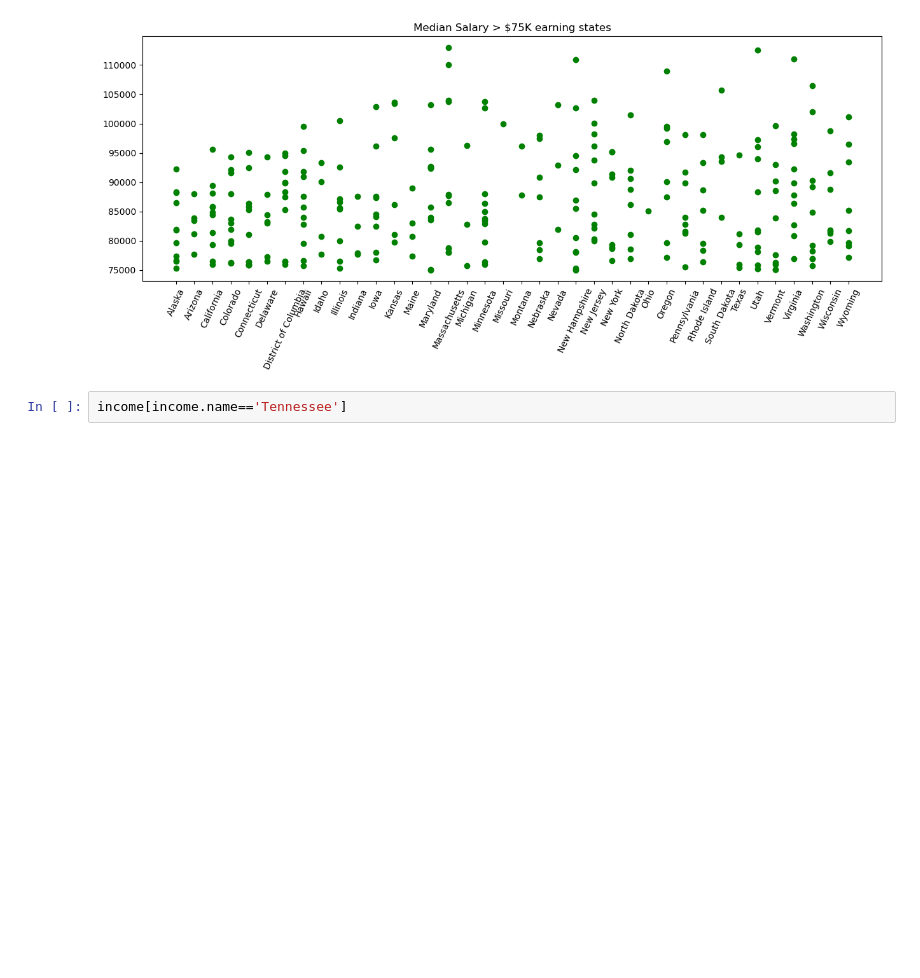
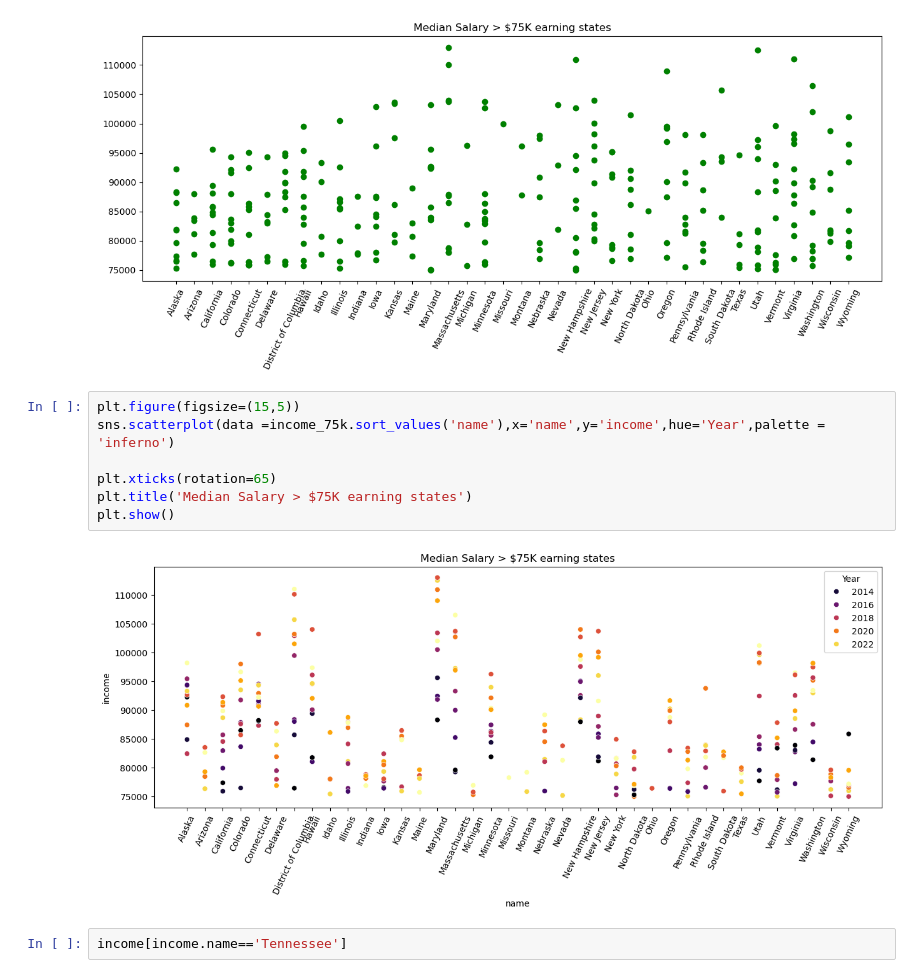
Before and after one commit to OBULI20/nss_capstone, a Jupyter notebook: notebook/Housing.ipynb, the cells around one changed output. Saved outputs shown, nothing was run; the diff lists cells and outputs as text; blank space fills up the shorter version.

```diff
--- a/notebook/Housing.ipynb
+++ b/notebook/Housing.ipynb
@@ -733,6 +779,15 @@ plt.title('Median Salary > $75K earning states')
 plt.show()
 # %% [output]
 [figure]
+# %%
+plt.figure(figsize=(15,5))
+sns.scatterplot(data =income_75k.sort_values('name'),x='name',y='income',hue='Year',palette = 'inferno')
+
+plt.xticks(rotation=65)
+plt.title('Median Salary > $75K earning states')
+plt.show()
+# %% [output]
+[figure, added]
 # %%
 income[income.name=='Tennessee']
 # %% [output]
```
Also changed, not shown: parts of 29 cells of this notebook, 1 other file.
